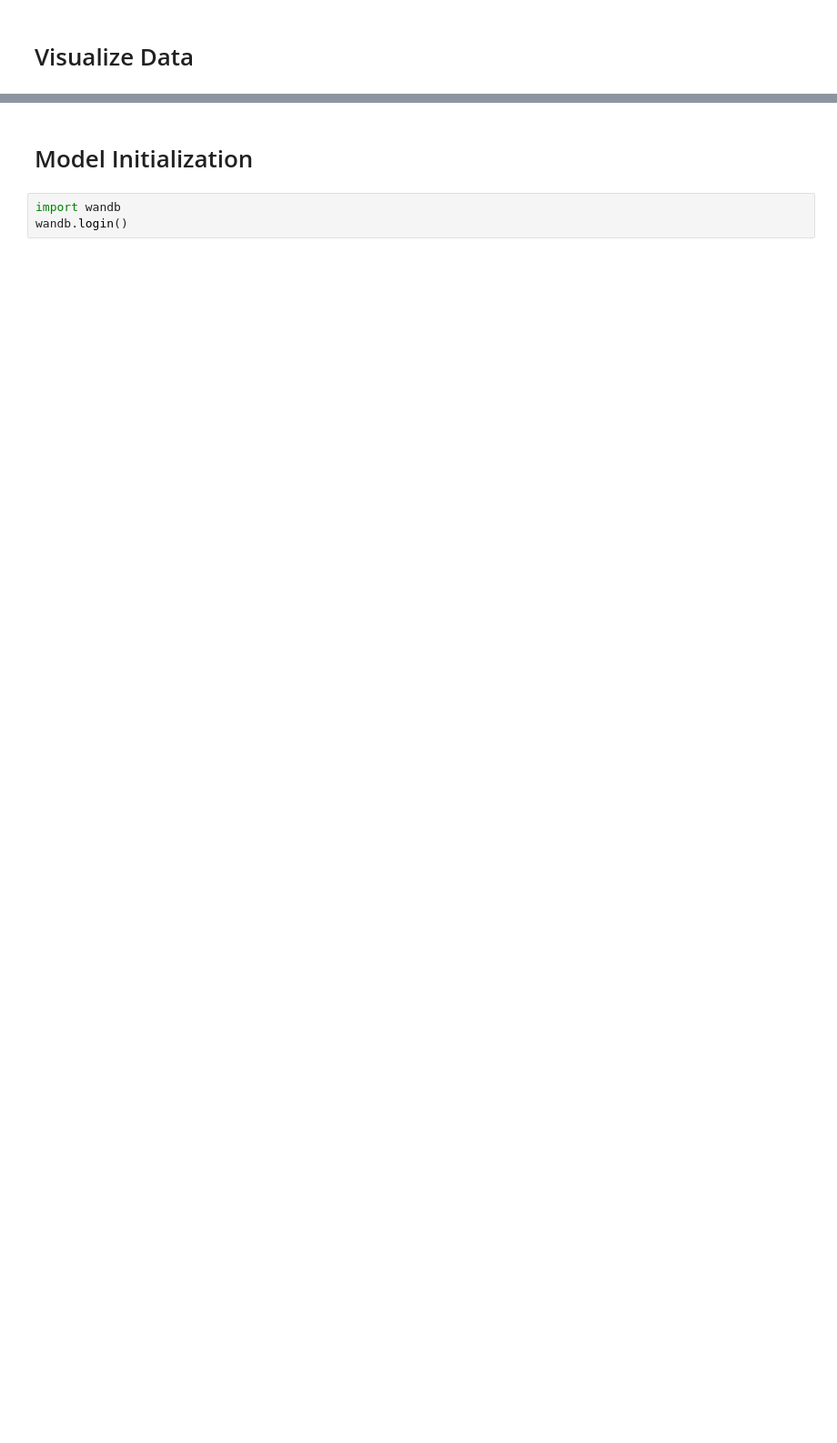
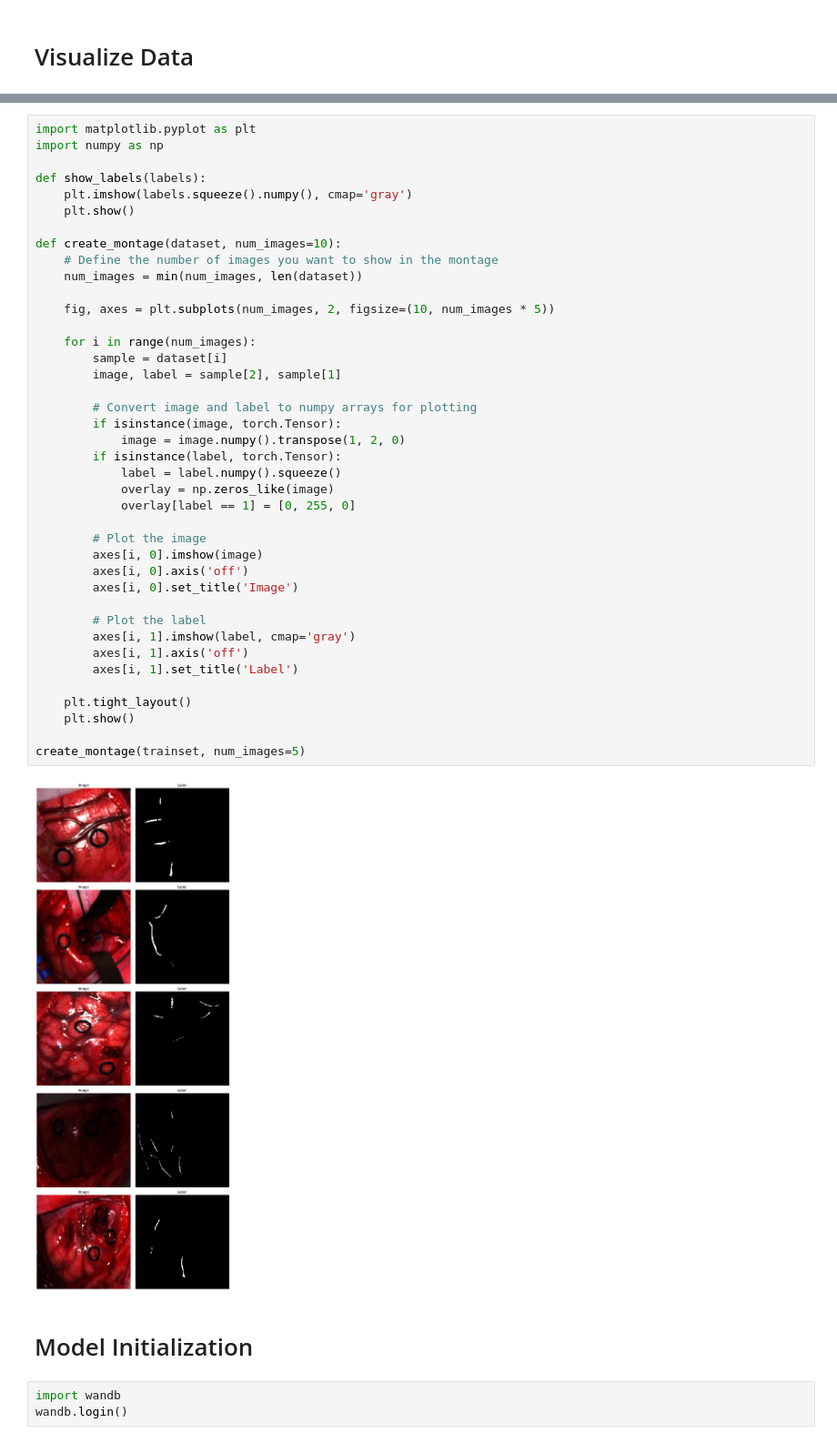
Before and after one commit to TimMachTUM/hsi-brain-segmentation, a Jupyter notebook: brain-segmentation.ipynb, the cells around one changed output, grey strips where cells are left out. Shown at 91% size. Saved outputs shown, nothing was run; the diff lists cells and outputs as text; blank space fills up the shorter version.

```diff
--- a/brain-segmentation.ipynb
+++ b/brain-segmentation.ipynb
@@ -38,3 +30,45 @@ show_labels(trainset[0][1])
+# %%
+import matplotlib.pyplot as plt
+import numpy as np
+
+def show_labels(labels):
+    plt.imshow(labels.squeeze().numpy(), cmap='gray')
+    plt.show()
+
+def create_montage(dataset, num_images=10):
+    # Define the number of images you want to show in the montage
+    num_images = min(num_images, len(dataset))
+
+    fig, axes = plt.subplots(num_images, 2, figsize=(10, num_images * 5))
+
+    for i in range(num_images):
+        sample = dataset[i]
+        image, label = sample[2], sample[1]
+
+        # Convert image and label to numpy arrays for plotting
+        if isinstance(image, torch.Tensor):
+            image = image.numpy().transpose(1, 2, 0)
+        if isinstance(label, torch.Tensor):
+            label = label.numpy().squeeze()
+            overlay = np.zeros_like(image)
+            overlay[label == 1] = [0, 255, 0]
+
+        # Plot the image
+        axes[i, 0].imshow(image)
+        axes[i, 0].axis('off')
+        axes[i, 0].set_title('Image')
+
+        # Plot the label
+        axes[i, 1].imshow(label, cmap='gray')
+        axes[i, 1].axis('off')
+        axes[i, 1].set_title('Label')
+
+    plt.tight_layout()
+    plt.show()
+
+create_montage(trainset, num_images=5)
+# %% [output]
+[figure, added]
 # %% [markdown]
 # Model Initialization
 # %%
```
Also changed, not shown: parts of 8 cells of this notebook, 1 other file.
